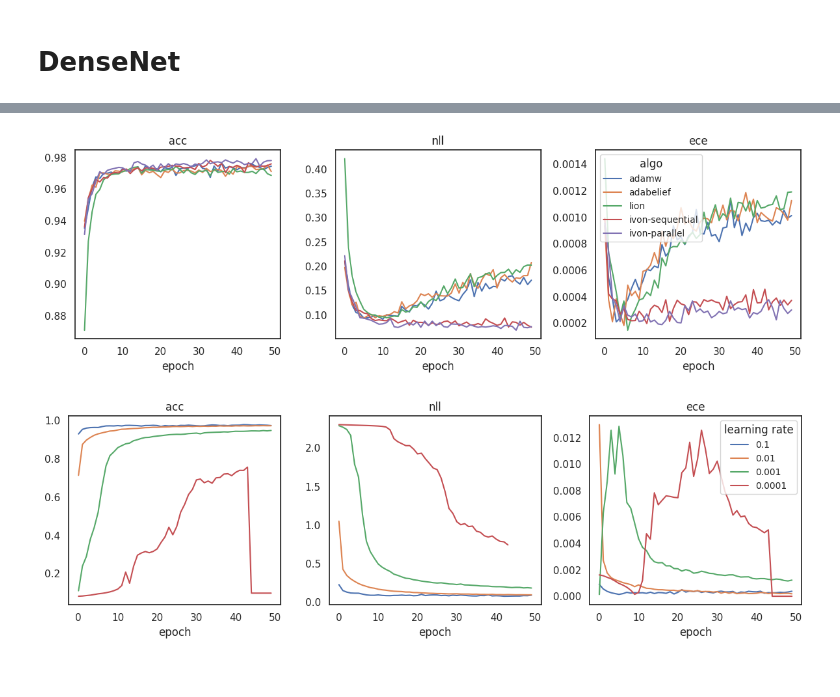
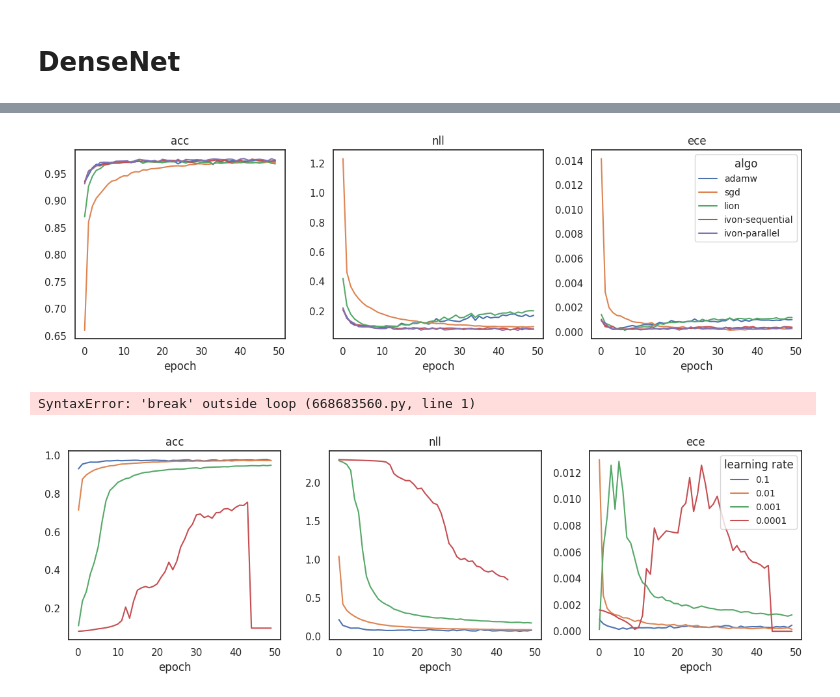
Before and after one commit to dimarkov/blrax, a Jupyter notebook: examples/test_mnist.ipynb, the cells around one changed output, grey strips where cells are left out. Saved outputs shown, nothing was run; the diff lists cells and outputs as text; code cells hidden in the pictures.

Commit message:
swaped adabelief with sgd

```diff
--- a/examples/test_mnist.ipynb
+++ b/examples/test_mnist.ipynb
@@ -274,7 +274,7 @@ optim = optax.adamw(learning_rate=1e-3)
 trained_nnet, final_opt_state, metrics1 = run_training(_key, nnet, optim, train_ds, test_ds, num_epochs=50)
 
 key, _key = jr.split(key)
-optim = optax.adabelief(learning_rate=1e-3)
+optim = optax.sgd(learning_rate=5 * 1e-3, momentum=0.9)
 trained_nnet, final_opt_state, metrics2 = run_training(_key, nnet, optim, train_ds, test_ds, num_epochs=50)
 
 key, _key = jr.split(key)
@@ -309,19 +309,23 @@ _, final_opt_state, metrics5 = run_training(_key, nnet, optim, train_ds, test_ds
 # %%
 fig, axes = plt.subplots(1, 3, figsize=(12, 4))
 
 for i, name in enumerate(['acc', 'nll', 'ece']):
     axes[i].plot(metrics1[name], label='adamw')
-    axes[i].plot(metrics2[name], label='adabelief')
+    axes[i].plot(metrics2[name], label='sgd')
     axes[i].plot(metrics3[name], label='lion')
     axes[i].plot(metrics4[name], label='ivon-sequential')
     axes[i].plot(metrics5[name], label='ivon-parallel')
     axes[i].set_title(name)
     axes[i].set_xlabel('epoch')
 
 plt.legend(title='algo', fontsize=10)
 fig.tight_layout()
 # %% [output]
-[figure, old version]
+[figure, new version]
+# %%
+break
+# %% [output]
+SyntaxError: 'break' outside loop (668683560.py, line 1)
 # %%
 fig, axes = plt.subplots(1, 3, figsize=(12, 4))
 
```
Also changed, not shown: parts of 6 cells of this notebook.
